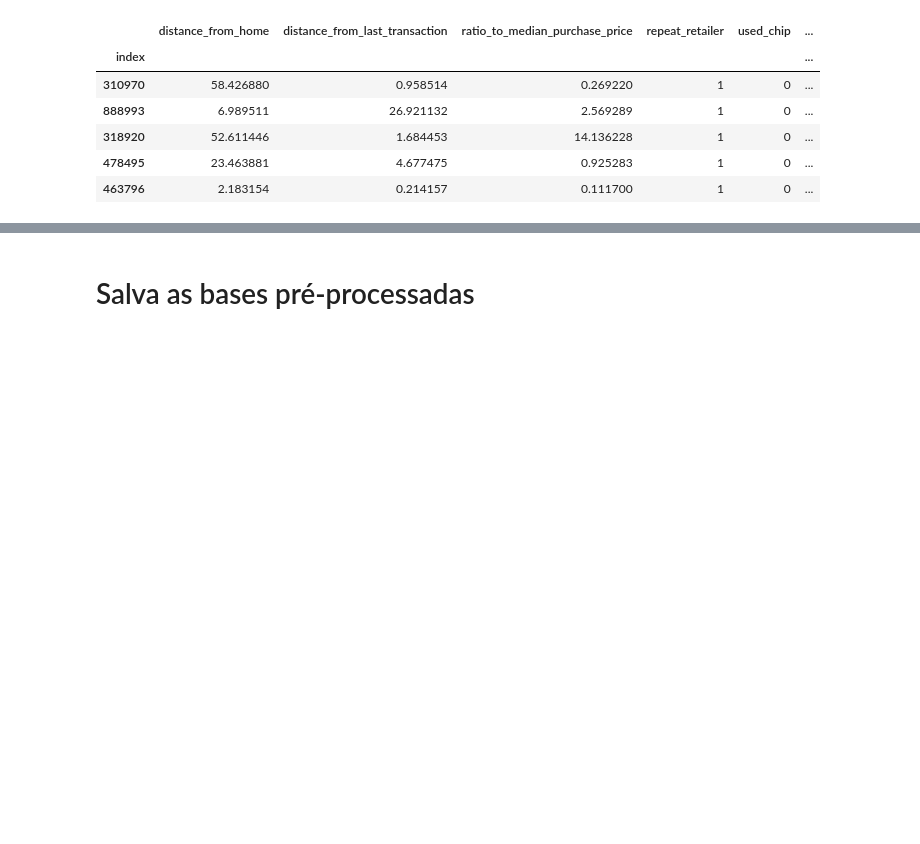
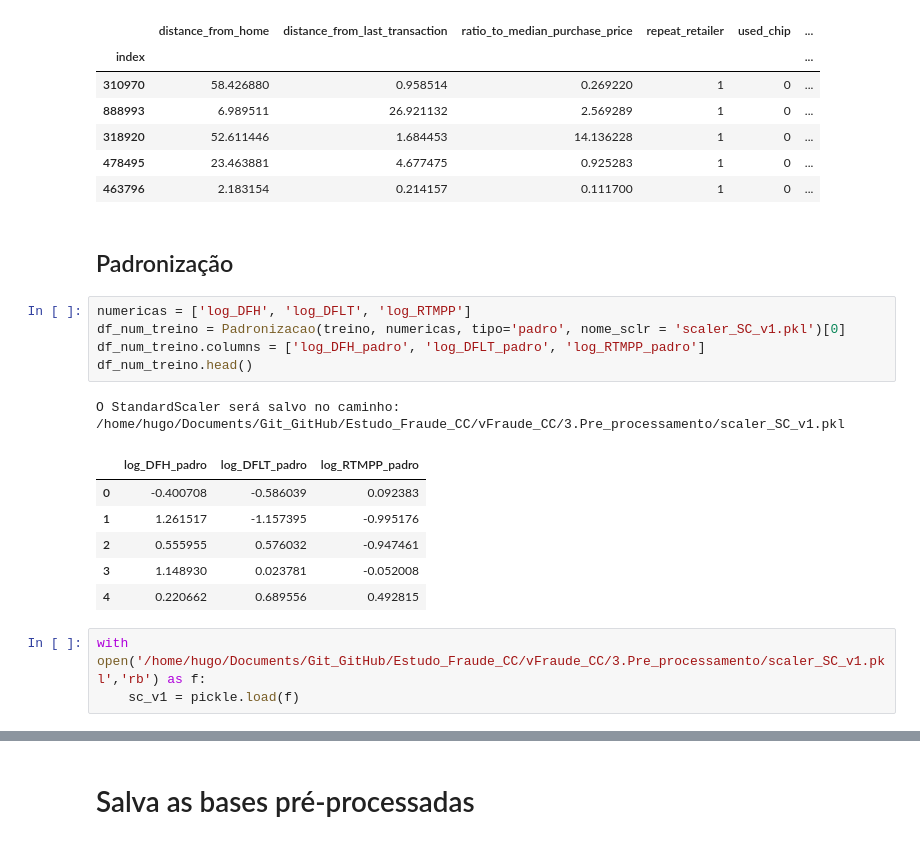
Before and after one commit to HugoCalegari/Estudo_Fraude_CC, a Jupyter notebook: vFraude_CC/3.Pre_processamento/1.Pre_processa_dados.ipynb, the cells around one changed output, grey strips where cells are left out. Cells and saved outputs as stored; diff of their text form; blank space fills up the shorter version.

```diff
--- a/vFraude_CC/3.Pre_processamento/1.Pre_processa_dados.ipynb
+++ b/vFraude_CC/3.Pre_processamento/1.Pre_processa_dados.ipynb
@@ -66,3 +69,21 @@ val.head()
 | 318920 | 52.611446 | 1.684453 | 14.136228 | 1 | 0 | ... |
 | 478495 | 23.463881 | 4.677475 | 0.925283 | 1 | 0 | ... |
 | 463796 | 2.183154 | 0.214157 | 0.111700 | 1 | 0 | ... |
+# %% [markdown]
+## Padronização
+# %%
+numericas = ['log_DFH', 'log_DFLT', 'log_RTMPP']
+df_num_treino = Padronizacao(treino, numericas, tipo='padro', nome_sclr = 'scaler_SC_v1.pkl')[0]
+df_num_treino.columns = ['log_DFH_padro', 'log_DFLT_padro', 'log_RTMPP_padro']
+df_num_treino.head()
+# %% [output]
+O StandardScaler será salvo no caminho: /home/hugo/Documents/Git_GitHub/Estudo_Fraude_CC/vFraude_CC/3.Pre_processamento/scaler_SC_v1.pkl
+|  | log_DFH_padro | log_DFLT_padro | log_RTMPP_padro |
+| 0 | -0.400708 | -0.586039 | 0.092383 |
+| 1 | 1.261517 | -1.157395 | -0.995176 |
+| 2 | 0.555955 | 0.576032 | -0.947461 |
+| 3 | 1.148930 | 0.023781 | -0.052008 |
+| 4 | 0.220662 | 0.689556 | 0.492815 |
+# %%
+with open('/home/hugo/Documents/Git_GitHub/Estudo_Fraude_CC/vFraude_CC/3.Pre_processamento/scaler_SC_v1.pkl','rb') as f:
+    sc_v1 = pickle.load(f)
```
Also changed, not shown: parts of 8 cells of this notebook.
